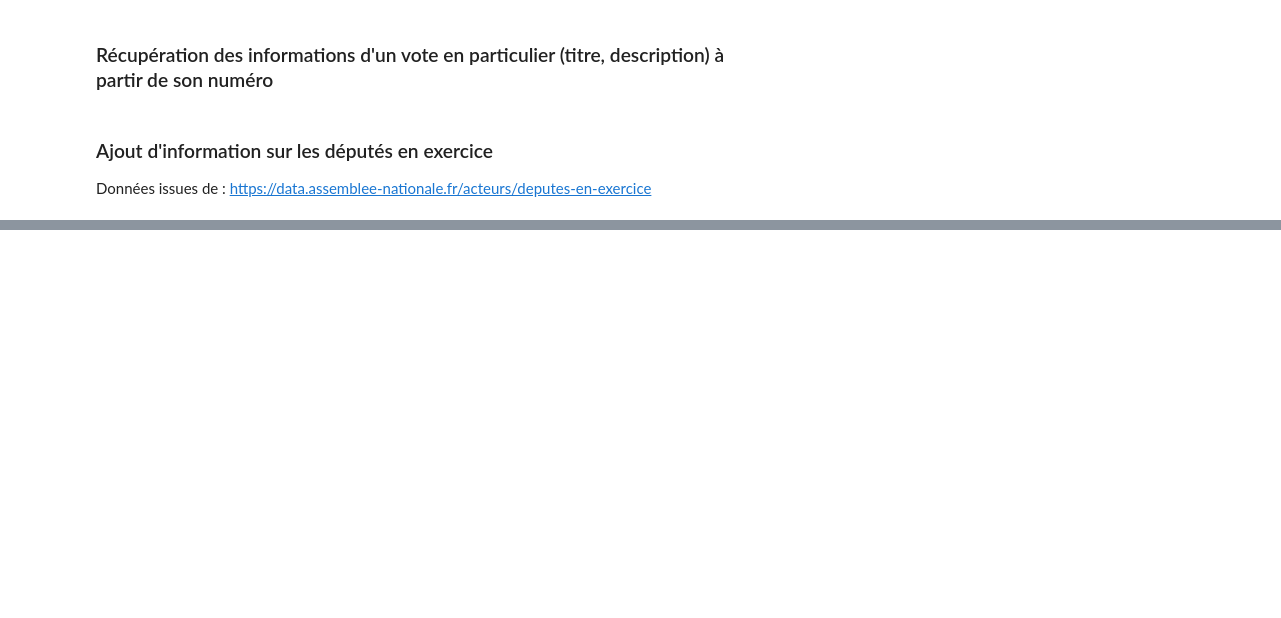
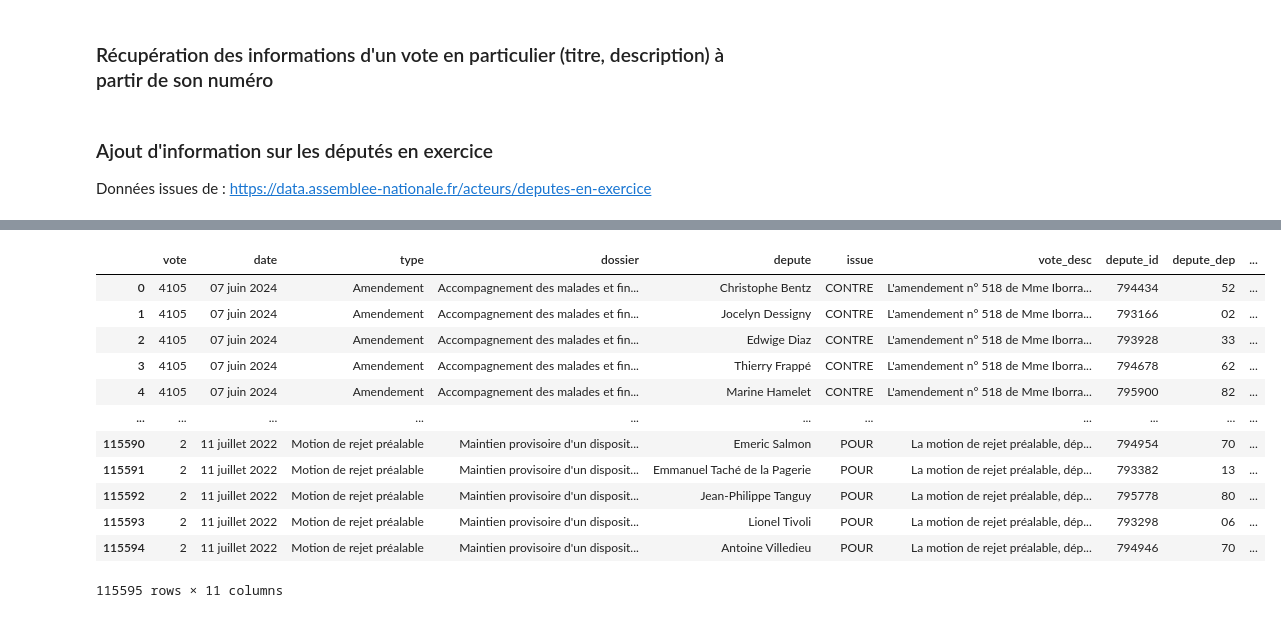
Before and after one commit to amounier/datan, a Jupyter notebook: DATAN.ipynb, the cells around one changed output, grey strips where cells are left out. Cells and saved outputs as stored; diff of their text form; code cells hidden in the pictures; blank space fills up the shorter version.

Commit message:
add infos on deputees based on id

```diff
--- a/DATAN.ipynb
+++ b/DATAN.ipynb
@@ -443,0 +426,19 @@ deputees
+# %%
+deputees_AN = pd.read_csv(os.path.join('input','liste_deputes.csv'))
+deputees_DATAN = pd.read_csv(os.path.join('output','RN_deputees_information.csv'))
+datan_RN_votes = pd.read_csv(os.path.join(output_path,'datan_RN_deputees.csv'))
+# %%
+# ajout de l'ID de chaque député
+dict_name_to_id = {k:v for k,v in zip(deputees_DATAN.Name,deputees_DATAN['Deputy ID'])}
+datan_RN_votes['depute_id'] = [dict_name_to_id.get(name) for name in datan_RN_votes.depute]
+
+# ajout du département et de la circonscription
+dict_id_to_dep = {k:s[s.find("(")+1:s.find(")")] for k,s in zip(deputees_DATAN['Deputy ID'],deputees_DATAN['Constituency'])}
+dict_id_to_circo = {k:int(e) for k,e in zip(deputees_AN.identifiant,deputees_AN['Numéro de circonscription'])}
+datan_RN_votes['depute_departement'] = [dict_id_to_dep.get(depute_id) for depute_id in datan_RN_votes.depute_id]
+for depute_id in datan_RN_votes.depute_id:
+    try:
+        int(dict_id_to_circo.get(depute_id))
+    except:
+        print(depute_id)
+datan_RN_votes['depute_circonscription'] = [int(dict_id_to_circo.get(depute_id)) for depute_id in datan_RN_votes.depute_id]
@@ -443,0 +464,16 @@ deputees
+# %%
+datan_RN_votes
+# %% [output]
+|  | vote | date | type | dossier | depute | issue | vote_desc | depute_id | depute_dep | ... |
+| 0 | 4105 | 07 juin 2024 | Amendement | Accompagnement des malades et fin... | Christophe Bentz | CONTRE | L'amendement n° 518 de Mme Iborra... | 794434 | 52 | ... |
+| 1 | 4105 | 07 juin 2024 | Amendement | Accompagnement des malades et fin... | Jocelyn Dessigny | CONTRE | L'amendement n° 518 de Mme Iborra... | 793166 | 02 | ... |
+| 2 | 4105 | 07 juin 2024 | Amendement | Accompagnement des malades et fin... | Edwige Diaz | CONTRE | L'amendement n° 518 de Mme Iborra... | 793928 | 33 | ... |
+| 3 | 4105 | 07 juin 2024 | Amendement | Accompagnement des malades et fin... | Thierry Frappé | CONTRE | L'amendement n° 518 de Mme Iborra... | 794678 | 62 | ... |
+| 4 | 4105 | 07 juin 2024 | Amendement | Accompagnement des malades et fin... | Marine Hamelet | CONTRE | L'amendement n° 518 de Mme Iborra... | 795900 | 82 | ... |
+| ... | ... | ... | ... | ... | ... | ... | ... | ... | ... | ... |
+| 115590 | 2 | 11 juillet 2022 | Motion de rejet préalable | Maintien provisoire d'un disposit... | Emeric Salmon | POUR | La motion de rejet préalable, dép... | 794954 | 70 | ... |
+| 115591 | 2 | 11 juillet 2022 | Motion de rejet préalable | Maintien provisoire d'un disposit... | Emmanuel Taché de la Pagerie | POUR | La motion de rejet préalable, dép... | 793382 | 13 | ... |
+| 115592 | 2 | 11 juillet 2022 | Motion de rejet préalable | Maintien provisoire d'un disposit... | Jean-Philippe Tanguy | POUR | La motion de rejet préalable, dép... | 795778 | 80 | ... |
+| 115593 | 2 | 11 juillet 2022 | Motion de rejet préalable | Maintien provisoire d'un disposit... | Lionel Tivoli | POUR | La motion de rejet préalable, dép... | 793298 | 06 | ... |
+| 115594 | 2 | 11 juillet 2022 | Motion de rejet préalable | Maintien provisoire d'un disposit... | Antoine Villedieu | POUR | La motion de rejet préalable, dép... | 794946 | 70 | ... |
+115595 rows × 11 columns
```
Also changed, not shown: parts of 3 cells of this notebook, 1 other file.
